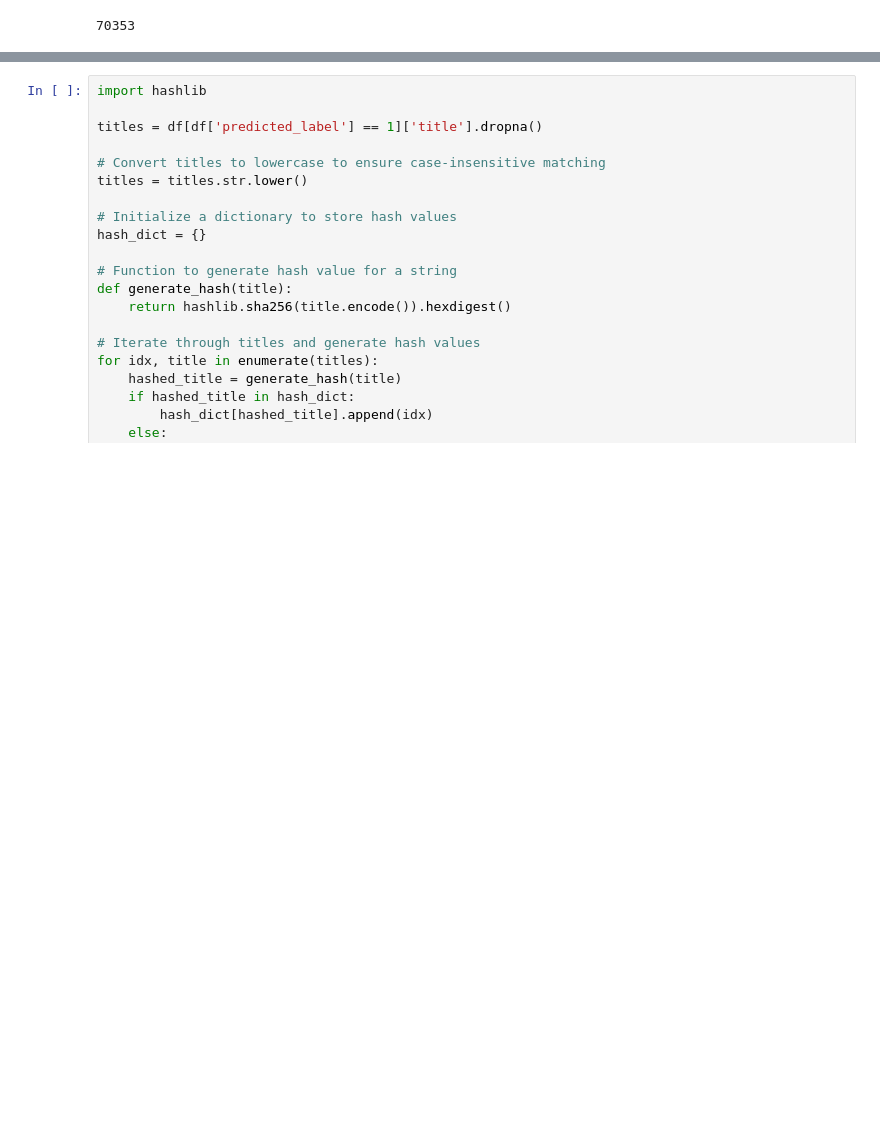
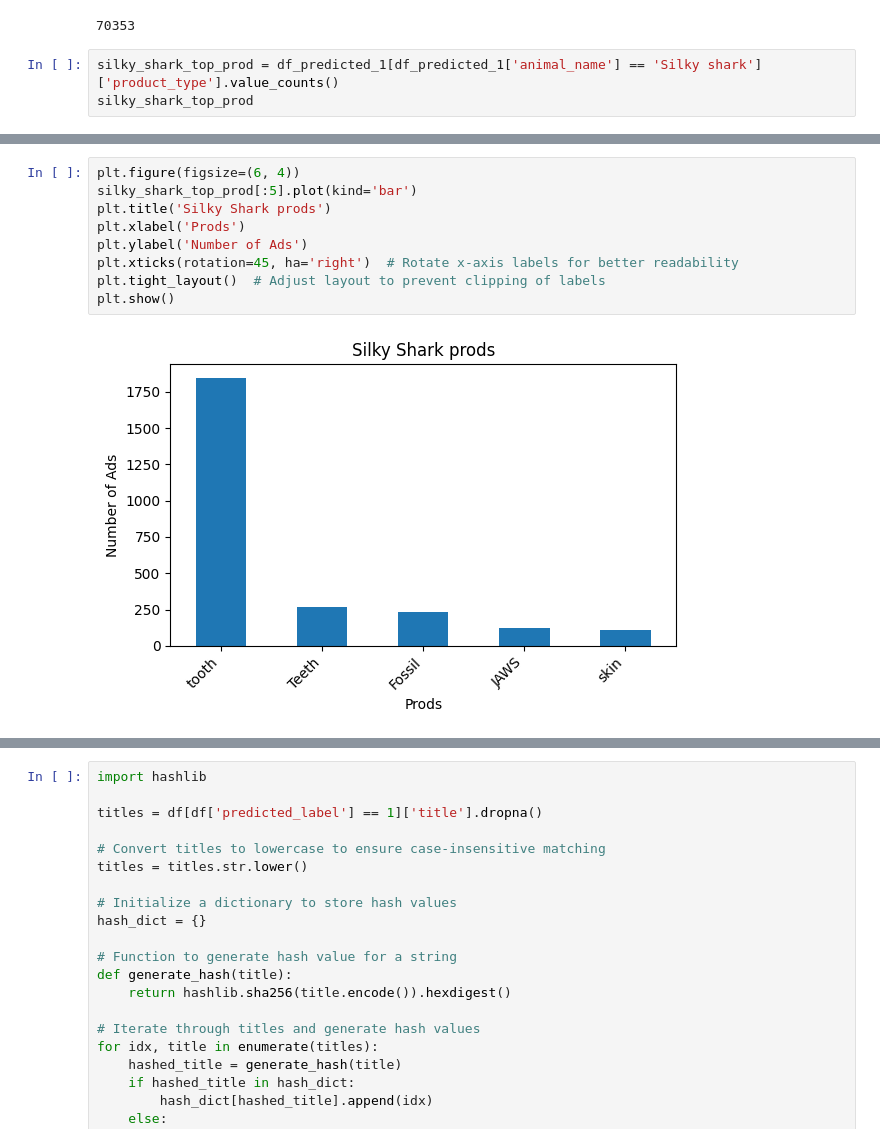
Before and after one commit to adityagouroju/Big-Data-Spring-2024-Final-Project, a Jupyter notebook: analysis.ipynb, the cells around one changed output, grey strips where cells are left out. Drawn from its saved outputs; the diff is of its cells as text; blank space fills up the shorter version.

```diff
--- a/analysis.ipynb
+++ b/analysis.ipynb
@@ -373,3 +413,6 @@ Name: count, Length: 92, dtype: int64
 len(df_predicted_1)
 # %% [output]
 70353
+# %%
+silky_shark_top_prod = df_predicted_1[df_predicted_1['animal_name'] == 'Silky shark']['product_type'].value_counts()
+silky_shark_top_prod
@@ -375,0 +437,11 @@ len(df_predicted_1)
+# %%
+plt.figure(figsize=(6, 4))
+silky_shark_top_prod[:5].plot(kind='bar')
+plt.title('Silky Shark prods')
+plt.xlabel('Prods')
+plt.ylabel('Number of Ads')
+plt.xticks(rotation=45, ha='right')  # Rotate x-axis labels for better readability
+plt.tight_layout()  # Adjust layout to prevent clipping of labels
+plt.show()
+# %% [output]
+[figure, added]
```
Also changed, not shown: parts of 8 cells of this notebook.
